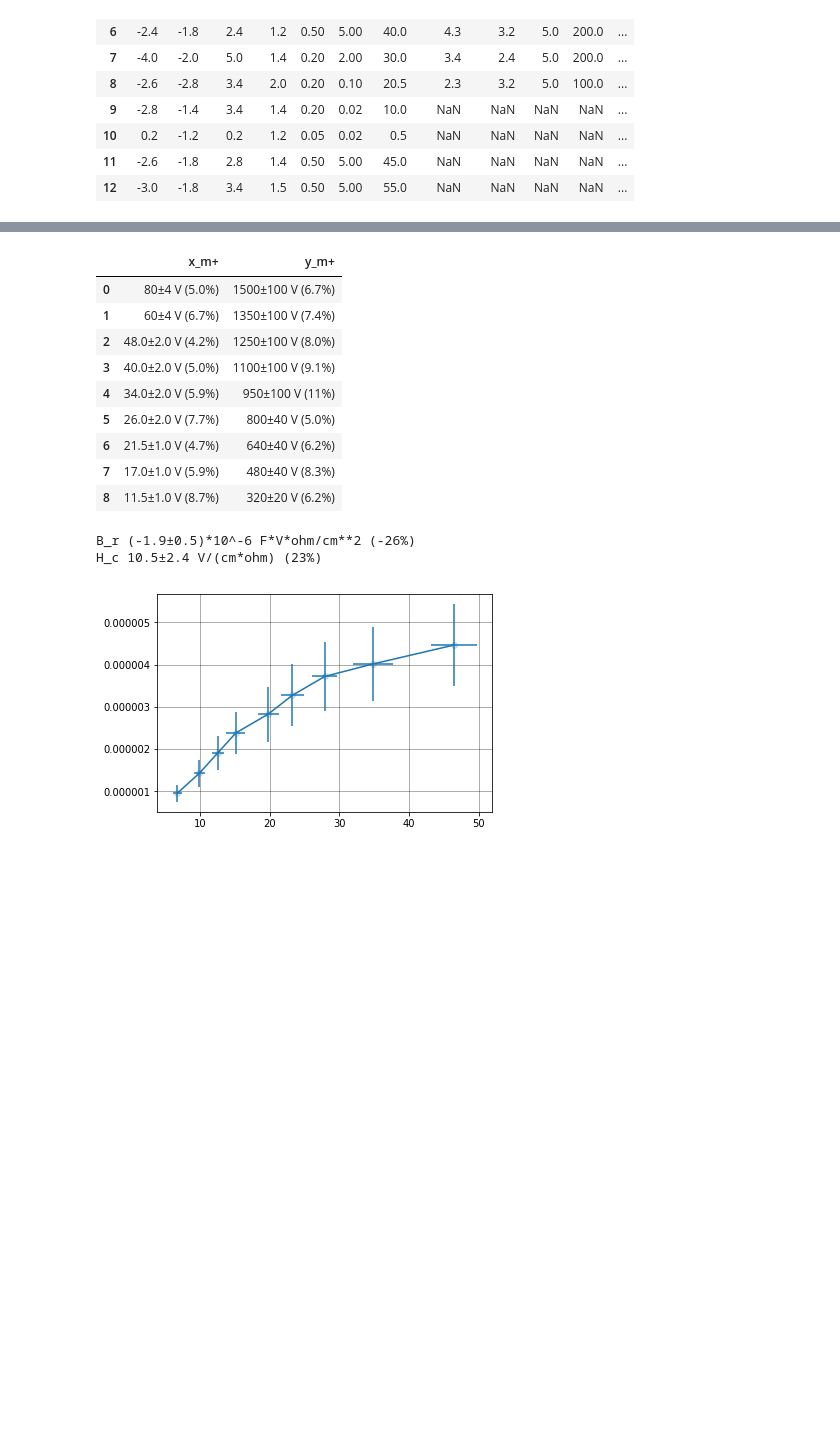
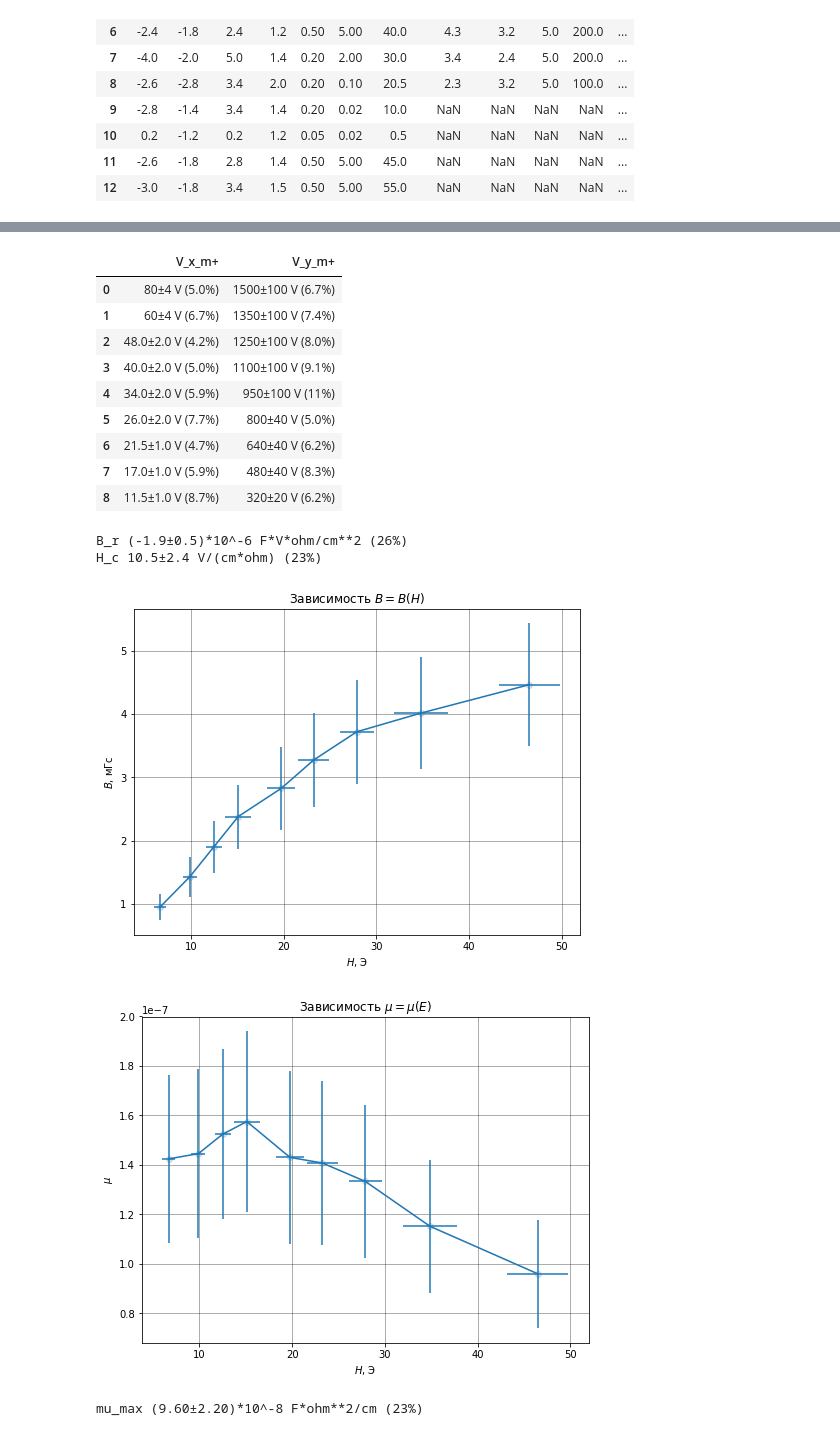
Before and after one commit to Wiki-fan/miptlabs, a Jupyter notebook: 1.1-1.3/lab1.1-1.3.ipynb, the cells around one changed output, grey strips where cells are left out. Cells and saved outputs as stored; diff of their text form; code cells hidden in the pictures; blank space fills up the shorter version.

```diff
--- a/1.1-1.3/lab1.1-1.3.ipynb
+++ b/1.1-1.3/lab1.1-1.3.ipynb
@@ -58,12 +56,12 @@ SyntaxError: invalid syntax (<ipython-input-4-7756d096bd6f>, line 4)
 # %%
 #Ферромагнетик
 df2 = pd.DataFrame()
-df2['x_m+'] = ml.get_column(data, 'x_m+.1', lambda row: ml.PQ(row['x_m+.1']*row['K_x.1']*u.V, sigma=0.2*row['K_x.1']*u.V))
-df2['y_m+'] = ml.get_column(data, 'y_m+.1', lambda row: ml.PQ(row['y_m+.1']*row['K_y.1']*u.V, sigma=0.2*row['K_y.1']*u.V))
+df2['V_x_m+'] = ml.get_column(data, 'x_m+.1', lambda row: ml.PQ(row['x_m+.1']*row['K_x.1']*u.V, sigma=0.2*row['K_x.1']*u.V))
+df2['V_y_m+'] = ml.get_column(data, 'y_m+.1', lambda row: ml.PQ(row['y_m+.1']*row['K_y.1']*u.V, sigma=0.2*row['K_y.1']*u.V))
 #df1['V'] = ml.get_column(data, 'x_m-', lambda row: ml.PQ(row['x_m-']*row['K_x'], sigma=0.2))
 display(df2)
 # %% [output]
-|  | x_m+ | y_m+ |
+|  | V_x_m+ | V_y_m+ |
 | 0 | 80±4 V (5.0%) | 1500±100 V (6.7%) |
 | 1 | 60±4 V (6.7%) | 1350±100 V (7.4%) |
 | 2 | 48.0±2.0 V (4.2%) | 1250±100 V (8.0%) |
@@ -76,37 +74,57 @@ display(df2)
 # %%
 N_1 = 100
 N_2 = 200
 R_1 = ml.PQ(51*u.ohm, epsilon=0.05)
 R_2 = ml.PQ(4.3*1e3*u.ohm, epsilon=0.05)
 C = ml.PQ(0.22*1e-6*u.farad, epsilon=0.2).repr_as(u.farad)
 d = ml.PQ(5*u.mm, is_const=True)
 d_1 = ml.PQ(18*u.mm, is_const=True)
 d_2 = ml.PQ(9*u.mm, is_const=True)
 r_1 = d_1/2
 r_2 = d_2/2
 r_t = ((r_1+r_2)/2).repr_as(u.cm)
 S = (np.pi*((r_1-r_2)/2)**2).repr_as(u.cm**2)
 
 H_mult = 1e-1*(2*N_1)/(r_t*R_1)
-df2['H'] = df2['x_m+']*H_mult
+df2['H'] = df2['V_x_m+']*H_mult
 B_mult=1e2*(R_2*C*1e-6)/(N_2*S)
-df2['B'] = df2['y_m+']*B_mult
+df2['B'] = df2['V_y_m+']*B_mult
 
 x_c = -0.9
 y_r = 1.3
 U_r=ml.PQ(-y_r*data['K_y.1'][0]*u.volt, sigma=0.2*data['K_y.1'][0]*u.volt)
 B_r=U_r*B_mult
 U_c=ml.PQ(-x_c*data['K_x.1'][0]*u.volt, sigma=0.2*data['K_x.1'][0]*u.volt)
 H_c=U_c*H_mult
 
 print('B_r', B_r)
 print('H_c', H_c)
 
-ml.plt_pq(df2['H'], df2['B'])
+plt.figure(figsize=(8, 6))
+ml.plt_pq(df2['H'], df2['B']*1e6)
+plt.title('Зависимость $B = B(H)$')
+plt.xlabel('$H$, Э')
+plt.ylabel('$B$, мГс')
+plt.show()
+
+plt.figure(figsize=(8, 6))
+plt.title('Зависимость $\mu = \mu(E)$')
+plt.xlabel('$H$, Э')
+plt.ylabel('$\mu$')
+ml.plt_pq(df2['H'], df2['B']/df2['H'])
+plt.show()
+
+mu_max = df2['B'][0]/df2['H'][0]
+print('mu_max', mu_max)
+
+#M_sat = (df2['B'][0]-df2['H'][0])/(4*np.pi)
+#print('M_н', M_sat)
 # %% [output]
-B_r (-1.9±0.5)*10^-6 F*V*ohm/cm**2 (-26%)
+B_r (-1.9±0.5)*10^-6 F*V*ohm/cm**2 (26%)
 H_c 10.5±2.4 V/(cm*ohm) (23%)
-[figure, old version]
+[figure, new version]
+[figure, added]
+mu_max (9.60±2.20)*10^-8 F*ohm**2/cm (23%)
 # %%
 # Сегнетоэлектрик
 df1 = pd.DataFrame()
```
Also changed, not shown: parts of 3 cells of this notebook.
